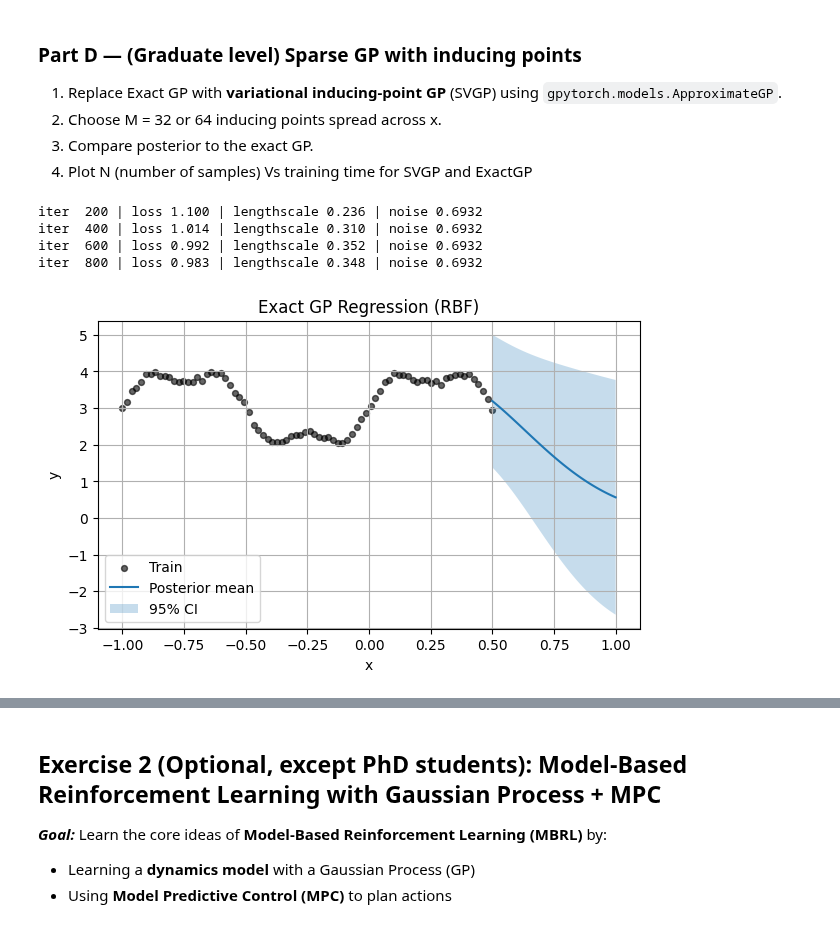
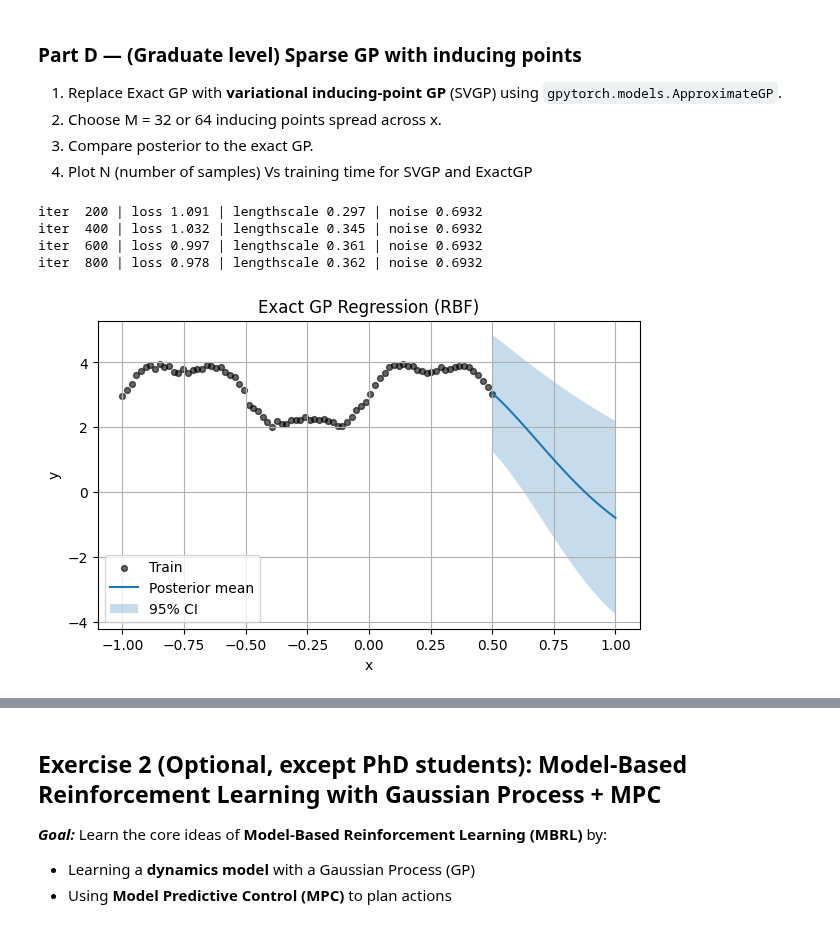
Before and after one commit to simkarwin/RL1, a Jupyter notebook: lab7_mbrl.ipynb, the cells around one changed output, grey strips where cells are left out. Saved outputs shown, nothing was run; the diff lists cells and outputs as text; code cells hidden in the pictures.

```diff
--- a/lab7_mbrl.ipynb
+++ b/lab7_mbrl.ipynb
@@ -403,7 +403,7 @@ from gpytorch.models import ApproximateGP
 from gpytorch.variational import VariationalStrategy, CholeskyVariationalDistribution
 
 class SVGPModel(ApproximateGP):
-    def __init__(self, inducing_points):
+    def __init__(self, x_inducing_points):
         variational_distribution = CholeskyVariationalDistribution(inducing_points.size(0))
         variational_strategy = VariationalStrategy(
             self, inducing_points, variational_distribution, learn_inducing_locations=True
@@ -411,7 +411,7 @@ class SVGPModel(ApproximateGP):
 
         super().__init__(variational_strategy)
 
-        self.mean_module = gpytorch.means.ZeroMean()
+        self.mean_module = gpytorch.means.LinearMean(input_size=inducing_points.shape[-1])
         # self.mean_module = gpytorch.means.AdditiveMean(
         #     gpytorch.means.ConstantMean(),
         #     gpytorch.means.LinearMean(input_size=inducing_points.shape[-1])
@@ -428,7 +428,7 @@ Xtr, Ytr, Xgrid, Ygrid = make_data(noise_std=0.05, train_range=(-1.0, 0.5), hold
 Xtr, Ytr, Xgrid = Xtr.to(device), Ytr.to(device), Xgrid.to(device)
 
 
-M = 32
+M = 64
 inducing_points = torch.linspace(Xtr.min(), Xtr.max(), M).unsqueeze(-1).to(device)
 
 model = SVGPModel(inducing_points).to(device)
@@ -441,41 +441,41 @@ mll = gpytorch.mlls.VariationalELBO(likelihood, model, num_data=Ytr.size(0))
 
 # ---------- Train (maximize log marginal likelihood) ----------
 training_iter = 800
 for i in range(training_iter):
     optimizer.zero_grad()
     output = model(Xtr)
     loss = -mll(output, Ytr)
     loss.backward()
     optimizer.step()
     if (i+1) % 200 == 0:
         ls = model.covar_module.base_kernel.lengthscale.item()
         sn = likelihood.noise.item()
         print(f"iter {i+1:4d} | loss {loss.item():.3f} | lengthscale {ls:.3f} | noise {sn:.4f}")
 
 # ---------- Evaluate ----------
 x2 = torch.linspace(0.5, 1, N)
 model.eval(); likelihood.eval()
 with torch.no_grad(), gpytorch.settings.fast_pred_var():
-    pred = likelihood(model(x2))
-    mean = pred.mean.cpu()
-    lower, upper = pred.confidence_region()
-    lower, upper = lower.cpu(), upper.cpu()
+    pred_svgp = likelihood(model(x2))
+    mean_svgp = pred_svgp.mean.cpu()
+    lower_svgp, upper_svgp = pred_svgp.confidence_region()
+    lower_svgp, upper_svgp = lower_svgp.cpu(), upper_svgp.cpu()
 
 x2 = x2.cpu().squeeze()
 Ytr_cpu = Ytr.cpu()
 Xtr_cpu = Xtr.cpu().squeeze()
 
 # ---------- Plot ----------
 plt.figure(figsize=(7,4))
 plt.scatter(Xtr_cpu, Ytr_cpu, s=18, color='k', alpha=0.6, label='Train')
-plt.plot(x2, mean, label='Posterior mean')
-plt.fill_between(x2, lower, upper, alpha=0.25, label='95% CI')
+plt.plot(x2, mean_svgp, label='Posterior mean')
+plt.fill_between(x2, lower_svgp, upper_svgp, alpha=0.25, label='95% CI')
 plt.title('Exact GP Regression (RBF)')
 plt.xlabel('x'); plt.ylabel('y')
 plt.legend(); plt.grid(True); plt.show()
 # %% [output]
-iter  200 | loss 1.100 | lengthscale 0.236 | noise 0.6932
-iter  400 | loss 1.014 | lengthscale 0.310 | noise 0.6932
-iter  600 | loss 0.992 | lengthscale 0.352 | noise 0.6932
-iter  800 | loss 0.983 | lengthscale 0.348 | noise 0.6932
+iter  200 | loss 1.091 | lengthscale 0.297 | noise 0.6932
+iter  400 | loss 1.032 | lengthscale 0.345 | noise 0.6932
+iter  600 | loss 0.997 | lengthscale 0.361 | noise 0.6932
+iter  800 | loss 0.978 | lengthscale 0.362 | noise 0.6932
-[figure, old version]
+[figure, new version]
```
Also changed, not shown: parts of 2 cells of this notebook.
